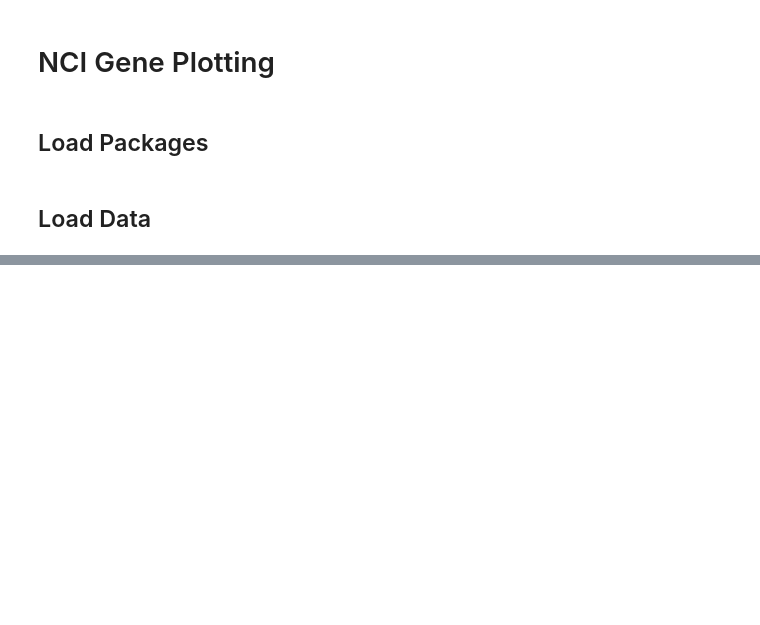
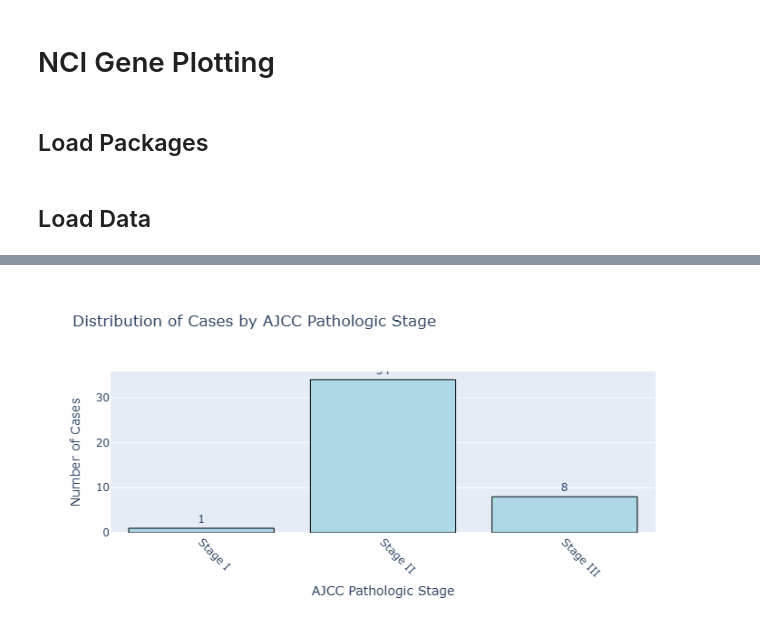
Before and after one commit to aaditya0106/cancer-dashboard, a Jupyter notebook: genePlotting.ipynb, the cells around one changed output, grey strips where cells are left out. Drawn from its saved outputs; the diff is of its cells as text; code cells hidden in the pictures; blank space fills up the shorter version.

```diff
--- a/genePlotting.ipynb
+++ b/genePlotting.ipynb
@@ -26,0 +202,6 @@ Failed to fetch data: 404
+# %%
+# Convert 'Expression' to numeric, replacing errors with NaN
+df_drop_Clean['Expression'] = pd.to_numeric(df_drop_Clean['Expression'], errors='coerce')
+
+# Replace NaN values with 0
+df_drop_Clean['Expression'].fillna(0, inplace=True)
@@ -26,0 +213,38 @@ Failed to fetch data: 404
+# %%
+# Group data and calculate mean expression
+aggregated_data = df_drop_Clean.groupby(
+    ['Case', 'Cancer Stage', 'ajcc_pathologic_n', 'ajcc_pathologic_m', 'ajcc_pathologic_t', 'ajcc_pathologic_stage'], as_index=False
+).agg({'Expression': 'mean'})
+
+# Filter out "Unknown" values for the 'ajcc_pathologic_stage' column in the aggregated_data
+filtered_data = aggregated_data[aggregated_data['ajcc_pathologic_stage'] != "Unknown"]
+
+# Ensure 'Cancer Stage' is ordered correctly
+sorted_stages = ['Stage I', 'Stage II', 'Stage III']
+filtered_data['Cancer Stage'] = pd.Categorical(filtered_data['Cancer Stage'], categories=sorted_stages, ordered=True)
+
+# Count cases by stage
+stage_counts = filtered_data['Cancer Stage'].value_counts().sort_index()
+
+# Create a DataFrame for Plotly
+plot_data = stage_counts.reset_index()
+plot_data.columns = ['Cancer Stage', 'Number of Cases']
+
+# Create a bar plot using Plotly
+fig = px.bar(
+    plot_data,
+    x='Cancer Stage',
+    y='Number of Cases',
+    text='Number of Cases',
+    title='Distribution of Cases by AJCC Pathologic Stage',
+    labels={'Cancer Stage': 'AJCC Pathologic Stage', 'Number of Cases': 'Number of Cases'},
+)
+
+# Customize plot appearance
+fig.update_traces(textposition='outside', marker_color='lightblue', marker_line_color='black', marker_line_width=1)
+fig.update_layout(xaxis_title='AJCC Pathologic Stage', yaxis_title='Number of Cases', xaxis_tickangle=45)
+
+# Display the plot
+fig.show()
+# %% [output]
+[figure, added]
```
Also changed, not shown: parts of 28 cells of this notebook, 1 other file.
